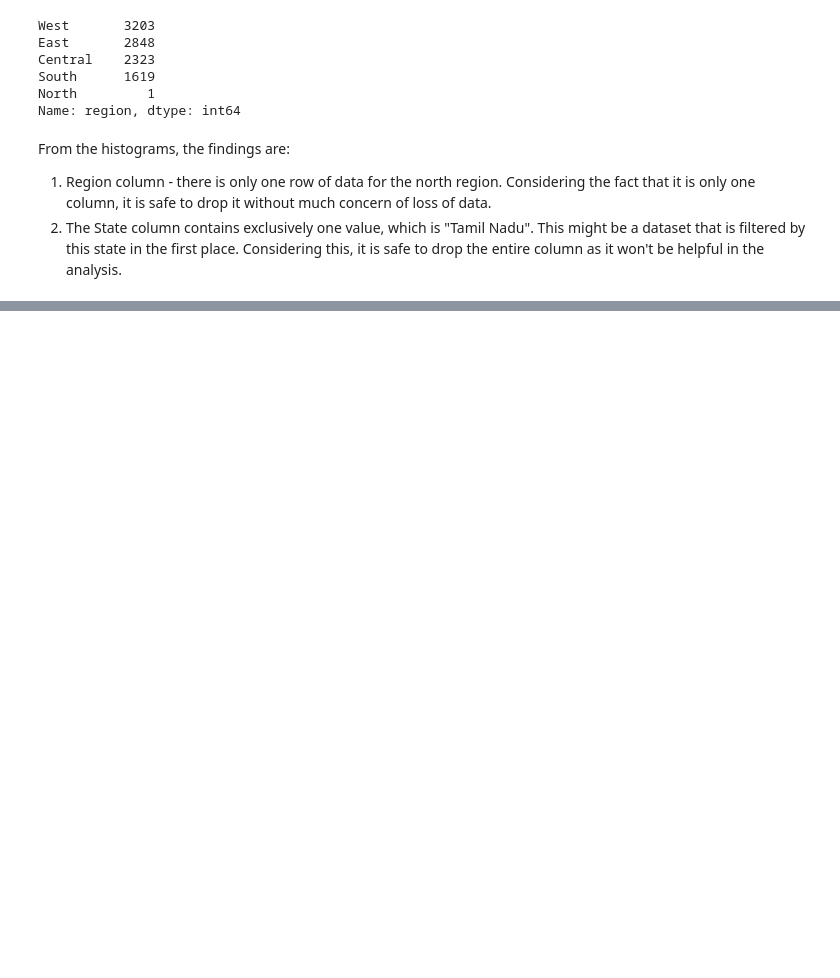
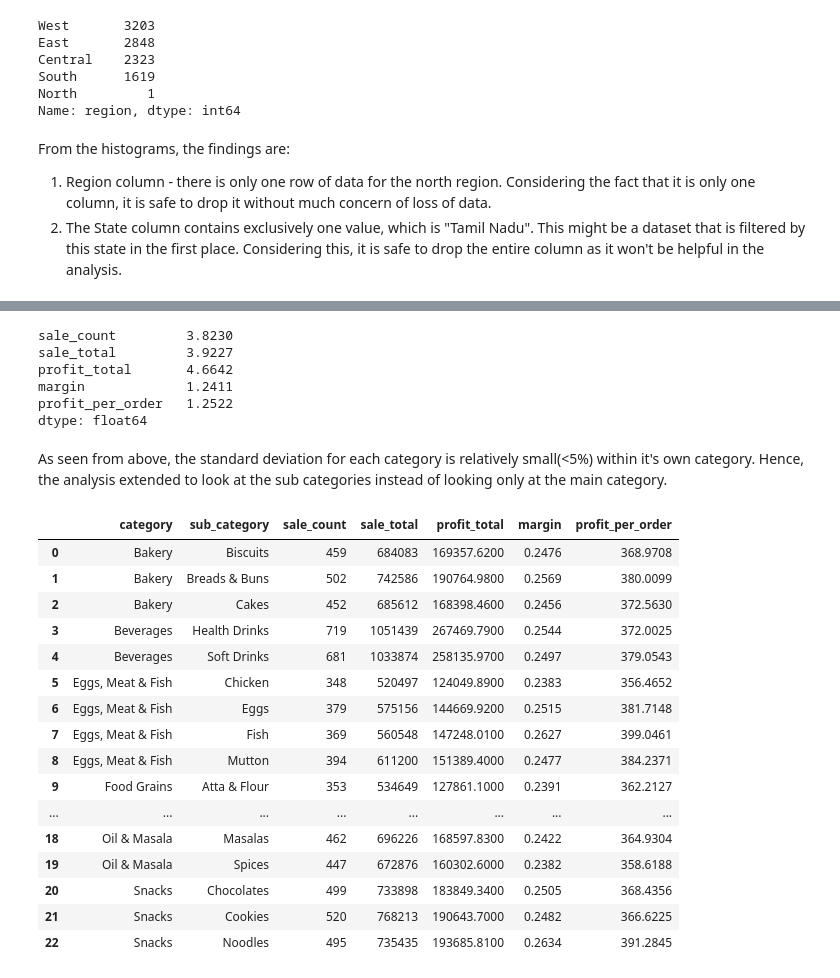
Before and after one commit to edwarsgts/DataAnalysisPortfolio, a Jupyter notebook: Supermarket Retails EDA/Main.ipynb, the cells around one changed output, grey strips where cells are left out. Cells and saved outputs as stored; diff of their text form; code cells hidden in the pictures; blank space fills up the shorter version.

```diff
--- a/Supermarket Retails EDA/Main.ipynb
+++ b/Supermarket Retails EDA/Main.ipynb
@@ -217,0 +260,38 @@ summary_by_category
+# %%
+sgs_groupedby_category.std()/sgs_groupedby_category.mean()*100
+# %% [output]
+sale_count         3.8230
+sale_total         3.9227
+profit_total       4.6642
+margin             1.2411
+profit_per_order   1.2522
+dtype: float64
+# %% [markdown]
+As seen from above, the standard deviation for each category is relatively small(<5%) within it's own category. Hence, the analysis extended to look at the sub categories instead of looking only at the main category.
+# %%
+sgs_groupedby_sub_category = sgs.groupby(['category', 'sub_category'], as_index=False)[['sale_price','profit']].agg(sale_count = pd.NamedAgg(column='sale_price', aggfunc='count'),
+                                                                                       sale_total=pd.NamedAgg(column="sale_price", aggfunc="sum"),
+                                                                                       profit_total=pd.NamedAgg(column="profit", aggfunc="sum"))
+
+sgs_groupedby_sub_category['margin'] = sgs_groupedby_sub_category['profit_total']/sgs_groupedby_sub_category['sale_total']
+sgs_groupedby_sub_category['profit_per_order'] = sgs_groupedby_sub_category['profit_total']/sgs_groupedby_sub_category['sale_count']
+
+sgs_groupedby_sub_category
+# %% [output]
+|  | category | sub_category | sale_count | sale_total | profit_total | margin | profit_per_order |
+| 0 | Bakery | Biscuits | 459 | 684083 | 169357.6200 | 0.2476 | 368.9708 |
+| 1 | Bakery | Breads & Buns | 502 | 742586 | 190764.9800 | 0.2569 | 380.0099 |
+| 2 | Bakery | Cakes | 452 | 685612 | 168398.4600 | 0.2456 | 372.5630 |
+| 3 | Beverages | Health Drinks | 719 | 1051439 | 267469.7900 | 0.2544 | 372.0025 |
+| 4 | Beverages | Soft Drinks | 681 | 1033874 | 258135.9700 | 0.2497 | 379.0543 |
+| 5 | Eggs, Meat & Fish | Chicken | 348 | 520497 | 124049.8900 | 0.2383 | 356.4652 |
+| 6 | Eggs, Meat & Fish | Eggs | 379 | 575156 | 144669.9200 | 0.2515 | 381.7148 |
+| 7 | Eggs, Meat & Fish | Fish | 369 | 560548 | 147248.0100 | 0.2627 | 399.0461 |
+| 8 | Eggs, Meat & Fish | Mutton | 394 | 611200 | 151389.4000 | 0.2477 | 384.2371 |
+| 9 | Food Grains | Atta & Flour | 353 | 534649 | 127861.1000 | 0.2391 | 362.2127 |
+| ... | ... | ... | ... | ... | ... | ... | ... |
+| 18 | Oil & Masala | Masalas | 462 | 696226 | 168597.8300 | 0.2422 | 364.9304 |
+| 19 | Oil & Masala | Spices | 447 | 672876 | 160302.6000 | 0.2382 | 358.6188 |
+| 20 | Snacks | Chocolates | 499 | 733898 | 183849.3400 | 0.2505 | 368.4356 |
+| 21 | Snacks | Cookies | 520 | 768213 | 190643.7000 | 0.2482 | 366.6225 |
+| 22 | Snacks | Noodles | 495 | 735435 | 193685.8100 | 0.2634 | 391.2845 |
```
Also changed, not shown: parts of 53 cells of this notebook, 1 other file.
